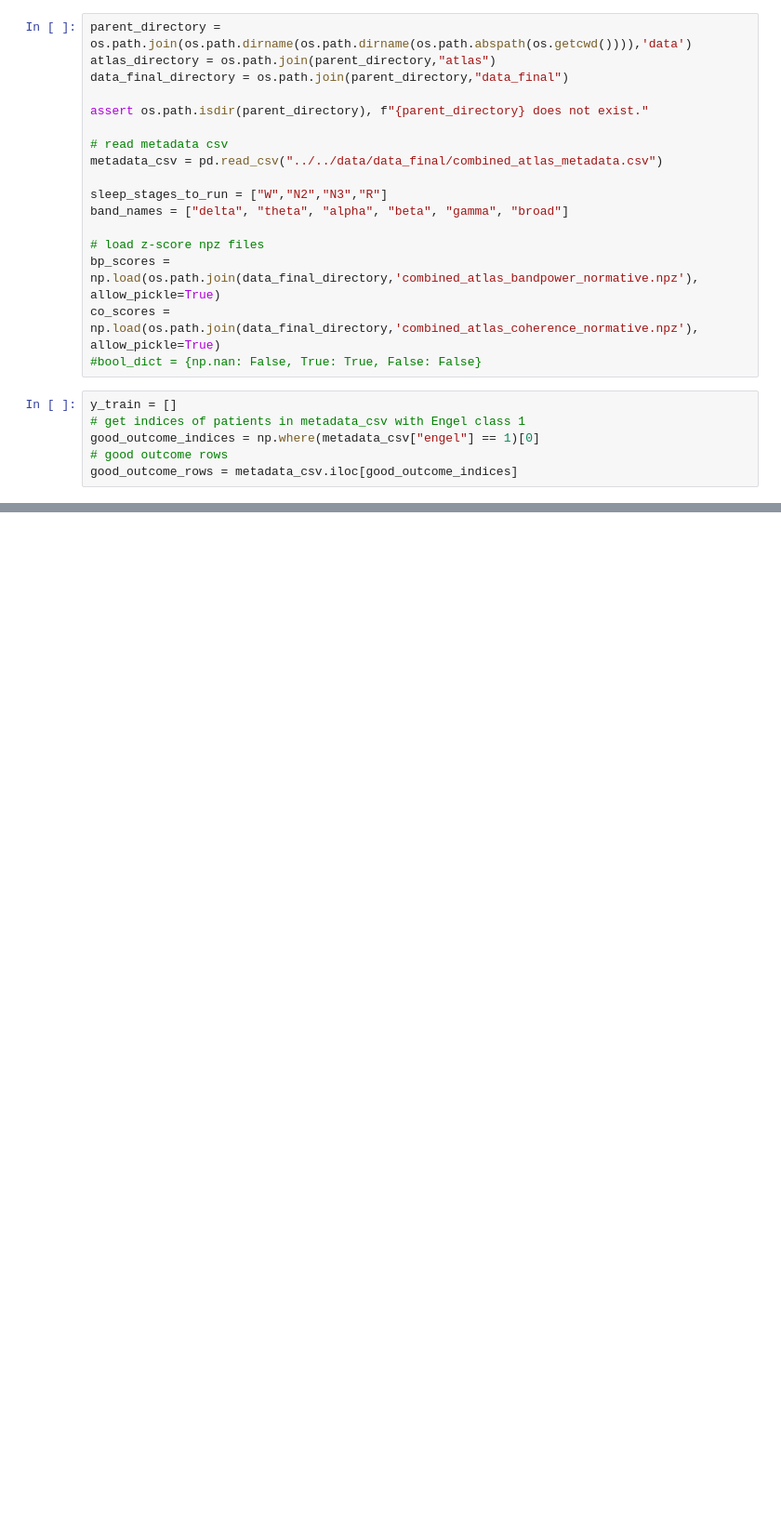
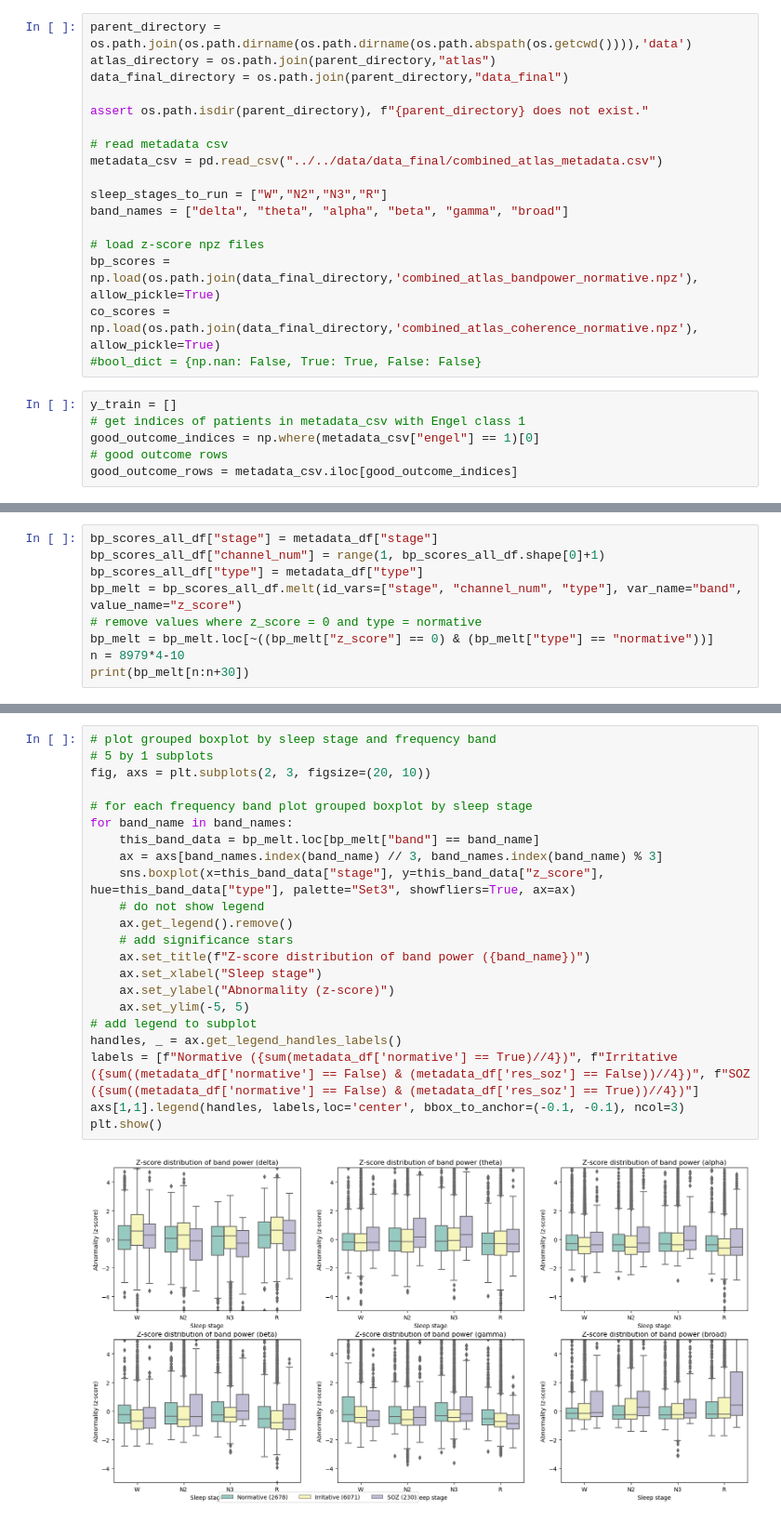
Before and after one commit to ianzyong/sleep-atlas, a Jupyter notebook: util/pipeline/02_evaluate_models.ipynb, the cells around one changed output, grey strips where cells are left out. Shown at 93% size. Drawn from its saved outputs; the diff is of its cells as text; blank space fills up the shorter version.

Commit message:
boxplots and multiple comparisons

```diff
--- a/util/pipeline/02_evaluate_models.ipynb
+++ b/util/pipeline/02_evaluate_models.ipynb
@@ -41,0 +72,9 @@ good_outcome_rows = metadata_csv.iloc[good_outcome_indices]
+# %%
+bp_scores_all_df["stage"] = metadata_df["stage"]
+bp_scores_all_df["channel_num"] = range(1, bp_scores_all_df.shape[0]+1)
+bp_scores_all_df["type"] = metadata_df["type"]
+bp_melt = bp_scores_all_df.melt(id_vars=["stage", "channel_num", "type"], var_name="band", value_name="z_score")
+# remove values where z_score = 0 and type = normative
+bp_melt = bp_melt.loc[~((bp_melt["z_score"] == 0) & (bp_melt["type"] == "normative"))]
+n = 8979*4-10
+print(bp_melt[n:n+30])
@@ -41,0 +99,24 @@ good_outcome_rows = metadata_csv.iloc[good_outcome_indices]
+# %%
+# plot grouped boxplot by sleep stage and frequency band
+# 5 by 1 subplots
+fig, axs = plt.subplots(2, 3, figsize=(20, 10))
+
+# for each frequency band plot grouped boxplot by sleep stage
+for band_name in band_names:
+    this_band_data = bp_melt.loc[bp_melt["band"] == band_name]
+    ax = axs[band_names.index(band_name) // 3, band_names.index(band_name) % 3]
+    sns.boxplot(x=this_band_data["stage"], y=this_band_data["z_score"], hue=this_band_data["type"], palette="Set3", showfliers=True, ax=ax)
+    # do not show legend
+    ax.get_legend().remove()
+    # add significance stars
+    ax.set_title(f"Z-score distribution of band power ({band_name})")
+    ax.set_xlabel("Sleep stage")
+    ax.set_ylabel("Abnormality (z-score)")
+    ax.set_ylim(-5, 5)
+# add legend to subplot
+handles, _ = ax.get_legend_handles_labels()
+labels = [f"Normative ({sum(metadata_df['normative'] == True)//4})", f"Irritative ({sum((metadata_df['normative'] == False) & (metadata_df['res_soz'] == False))//4})", f"SOZ ({sum((metadata_df['normative'] == False) & (metadata_df['res_soz'] == True))//4})"]
+axs[1,1].legend(handles, labels,loc='center', bbox_to_anchor=(-0.1, -0.1), ncol=3)
+plt.show()
+# %% [output]
+[figure, added]
```
Also changed, not shown: parts of 11 cells of this notebook.
